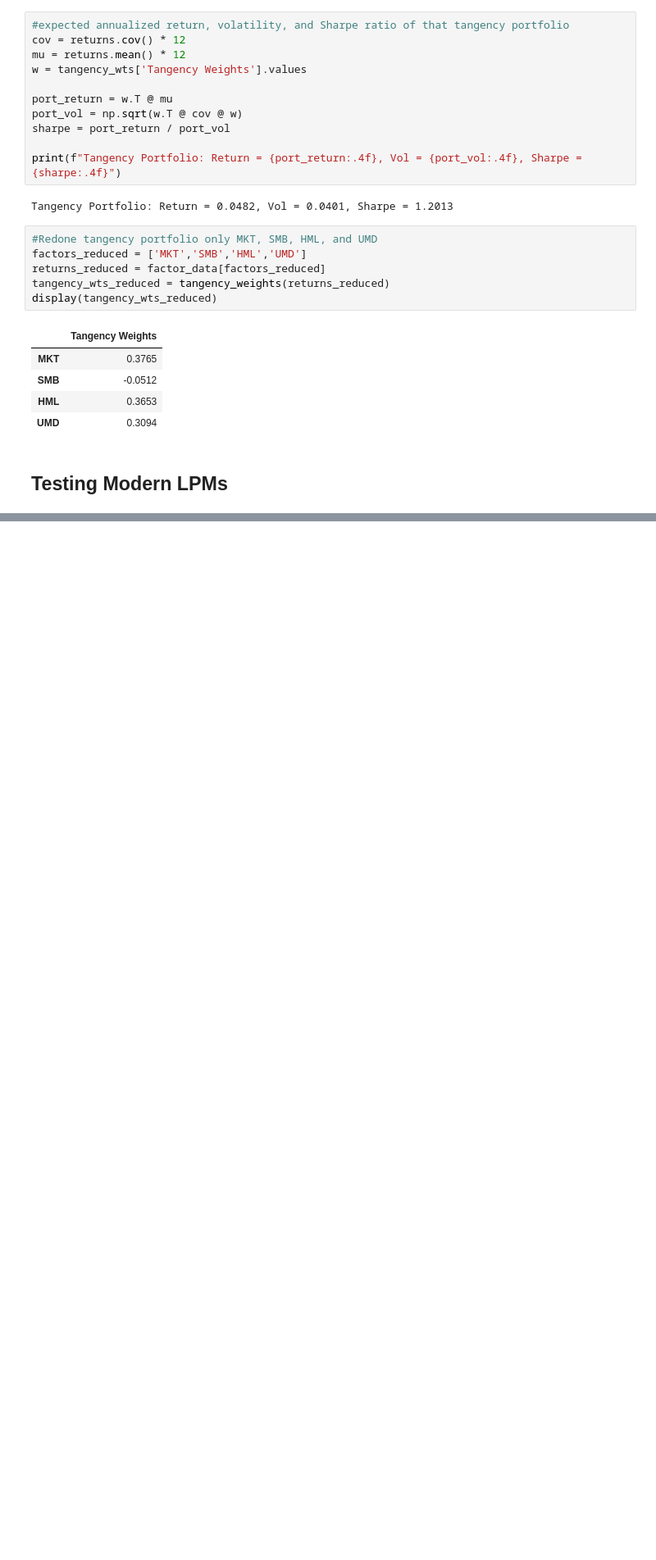
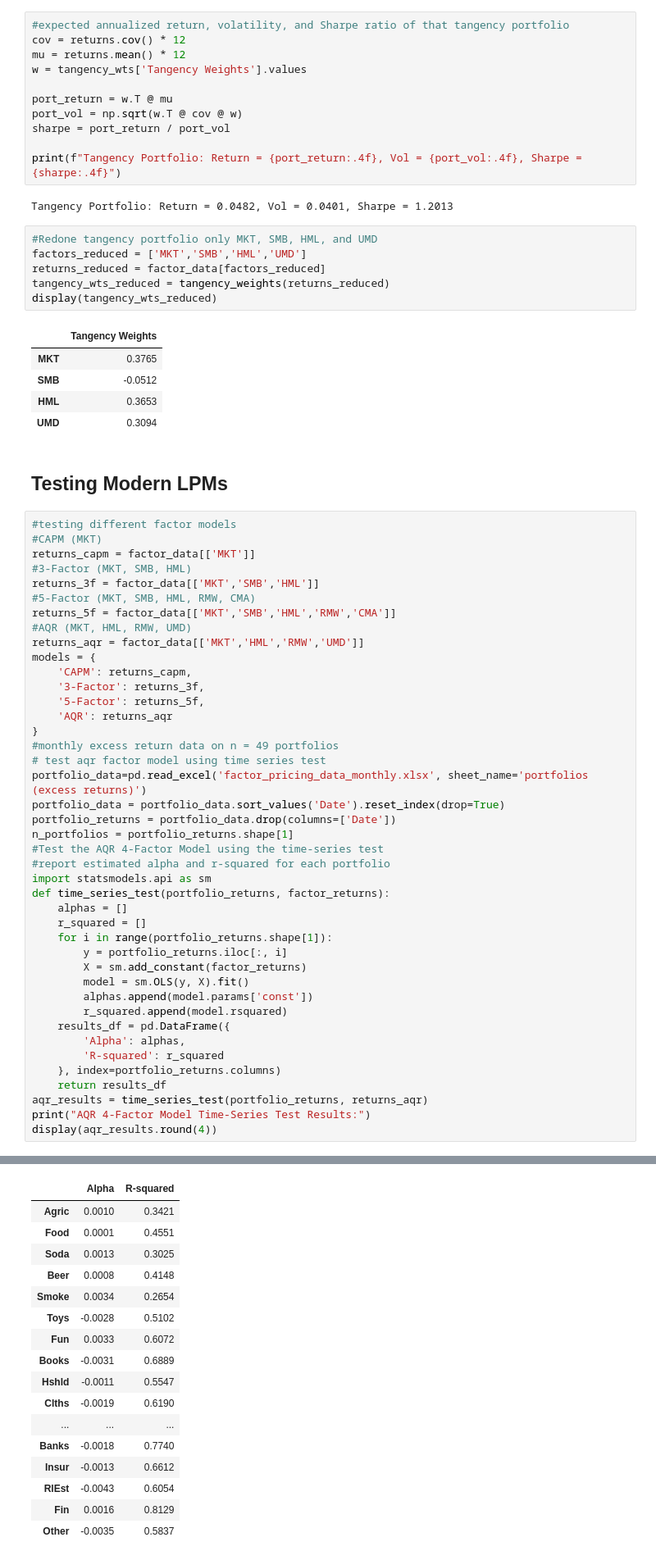
Before and after one commit to mihikasingh806/HW_grpB25_Porftolio, a Jupyter notebook: FINM36700-Homework5.ipynb, the cells around one changed output, grey strips where cells are left out. Shown at 82% size. Saved outputs shown, nothing was run; the diff lists cells and outputs as text; blank space fills up the shorter version.

```diff
--- a/FINM36700-Homework5.ipynb
+++ b/FINM36700-Homework5.ipynb
@@ -155,3 +155,46 @@ display(tangency_wts_reduced)
 | UMD | 0.3094 |
 # %% [markdown]
 ## Testing Modern LPMs
+# %%
+#testing different factor models
+#CAPM (MKT)
+returns_capm = factor_data[['MKT']]
+#3-Factor (MKT, SMB, HML)
+returns_3f = factor_data[['MKT','SMB','HML']]
+#5-Factor (MKT, SMB, HML, RMW, CMA)
+returns_5f = factor_data[['MKT','SMB','HML','RMW','CMA']]
+#AQR (MKT, HML, RMW, UMD)
+returns_aqr = factor_data[['MKT','HML','RMW','UMD']]
+models = {
+    'CAPM': returns_capm,
+    '3-Factor': returns_3f,
+    '5-Factor': returns_5f,
+    'AQR': returns_aqr
+}
+#monthly excess return data on n = 49 portfolios
+# test aqr factor model using time series test
+portfolio_data=pd.read_excel('factor_pricing_data_monthly.xlsx', sheet_name='portfolios (excess returns)')
+portfolio_data = portfolio_data.sort_values('Date').reset_index(drop=True)
+portfolio_returns = portfolio_data.drop(columns=['Date'])
+n_portfolios = portfolio_returns.shape[1]
+#Test the AQR 4-Factor Model using the time-series test
+#report estimated alpha and r-squared for each portfolio
+import statsmodels.api as sm
+def time_series_test(portfolio_returns, factor_returns):
+    alphas = []
+    r_squared = []
+    for i in range(portfolio_returns.shape[1]):
+        y = portfolio_returns.iloc[:, i]
+        X = sm.add_constant(factor_returns)
+        model = sm.OLS(y, X).fit()
+        alphas.append(model.params['const'])
+        r_squared.append(model.rsquared)
+    results_df = pd.DataFrame({
+        'Alpha': alphas,
+        'R-squared': r_squared
+    }, index=portfolio_returns.columns)
+    return results_df
+aqr_results = time_series_test(portfolio_returns, returns_aqr)
+print("AQR 4-Factor Model Time-Series Test Results:")
+display(aqr_results.round(4))
+# %% [output]
@@ -157,0 +202,17 @@ display(tangency_wts_reduced)
+|  | Alpha | R-squared |
+| Agric | 0.0010 | 0.3421 |
+| Food | 0.0001 | 0.4551 |
+| Soda | 0.0013 | 0.3025 |
+| Beer | 0.0008 | 0.4148 |
+| Smoke | 0.0034 | 0.2654 |
+| Toys | -0.0028 | 0.5102 |
+| Fun | 0.0033 | 0.6072 |
+| Books | -0.0031 | 0.6889 |
+| Hshld | -0.0011 | 0.5547 |
+| Clths | -0.0019 | 0.6190 |
+| ... | ... | ... |
+| Banks | -0.0018 | 0.7740 |
+| Insur | -0.0013 | 0.6612 |
+| RlEst | -0.0043 | 0.6054 |
+| Fin | 0.0016 | 0.8129 |
+| Other | -0.0035 | 0.5837 |
```
Also changed, not shown: parts of 5 cells of this notebook.
